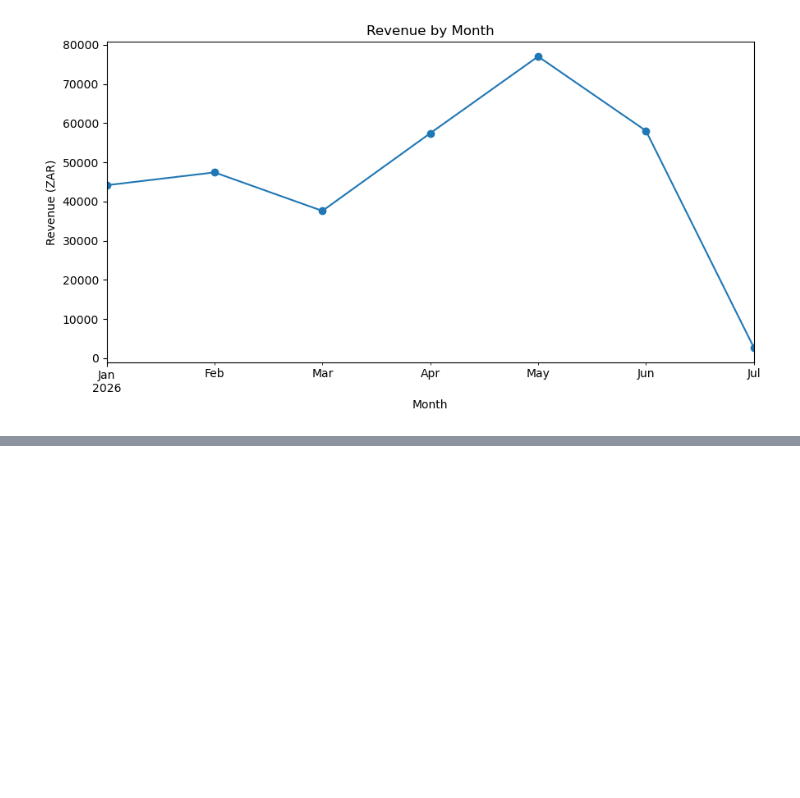
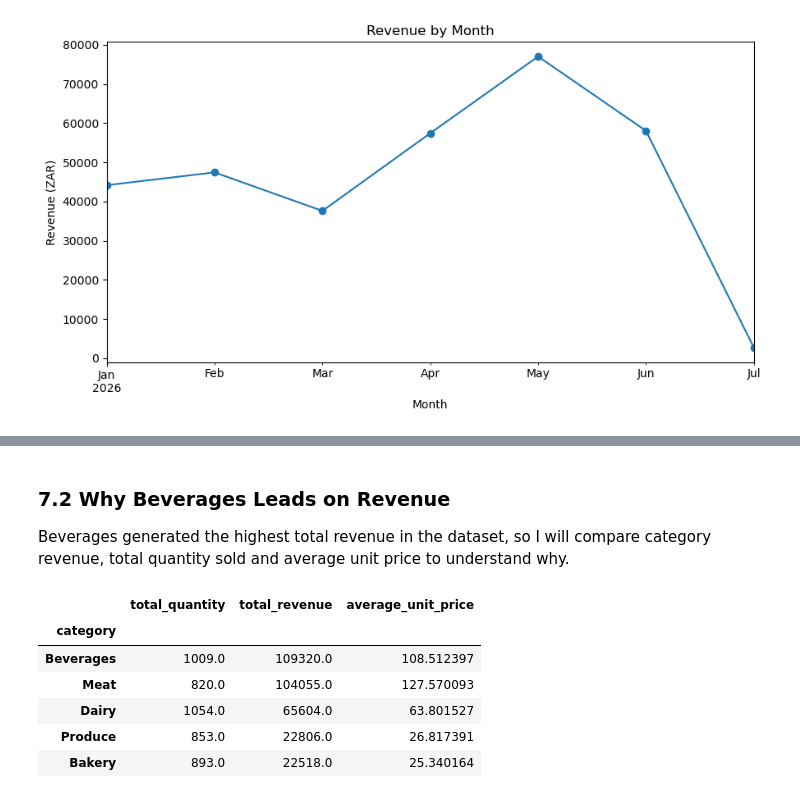
Before and after one commit to xayanklovell/retail-sales-analysis, a Jupyter notebook: analysis.ipynb, the cells around one changed output, grey strips where cells are left out. Drawn from its saved outputs; the diff is of its cells as text; code cells hidden in the pictures; blank space fills up the shorter version.

```diff
--- a/analysis.ipynb
+++ b/analysis.ipynb
@@ -707,0 +736,24 @@ plt.show()
+# %% [markdown]
+### 7.2 Why Beverages Leads on Revenue
+
+Beverages generated the highest total revenue in the dataset, so I will compare category revenue, total quantity sold and average unit price to understand why.
+# %%
+category_comparison = (
+    df_clean.groupby("category")
+    .agg(
+        total_quantity=("quantity", "sum"),
+        total_revenue=("revenue", "sum"),
+        average_unit_price=("unit_price", "mean")
+    )
+    .sort_values("total_revenue", ascending=False)
+)
+
+category_comparison
+# %% [output]
+|  | total_quantity | total_revenue | average_unit_price |
+| category |  |  |  |
+| Beverages | 1009.0 | 109320.0 | 108.512397 |
+| Meat | 820.0 | 104055.0 | 127.570093 |
+| Dairy | 1054.0 | 65604.0 | 63.801527 |
+| Produce | 853.0 | 22806.0 | 26.817391 |
+| Bakery | 893.0 | 22518.0 | 25.340164 |
```
Also changed, not shown: parts of 17 cells of this notebook, 4 other files.
